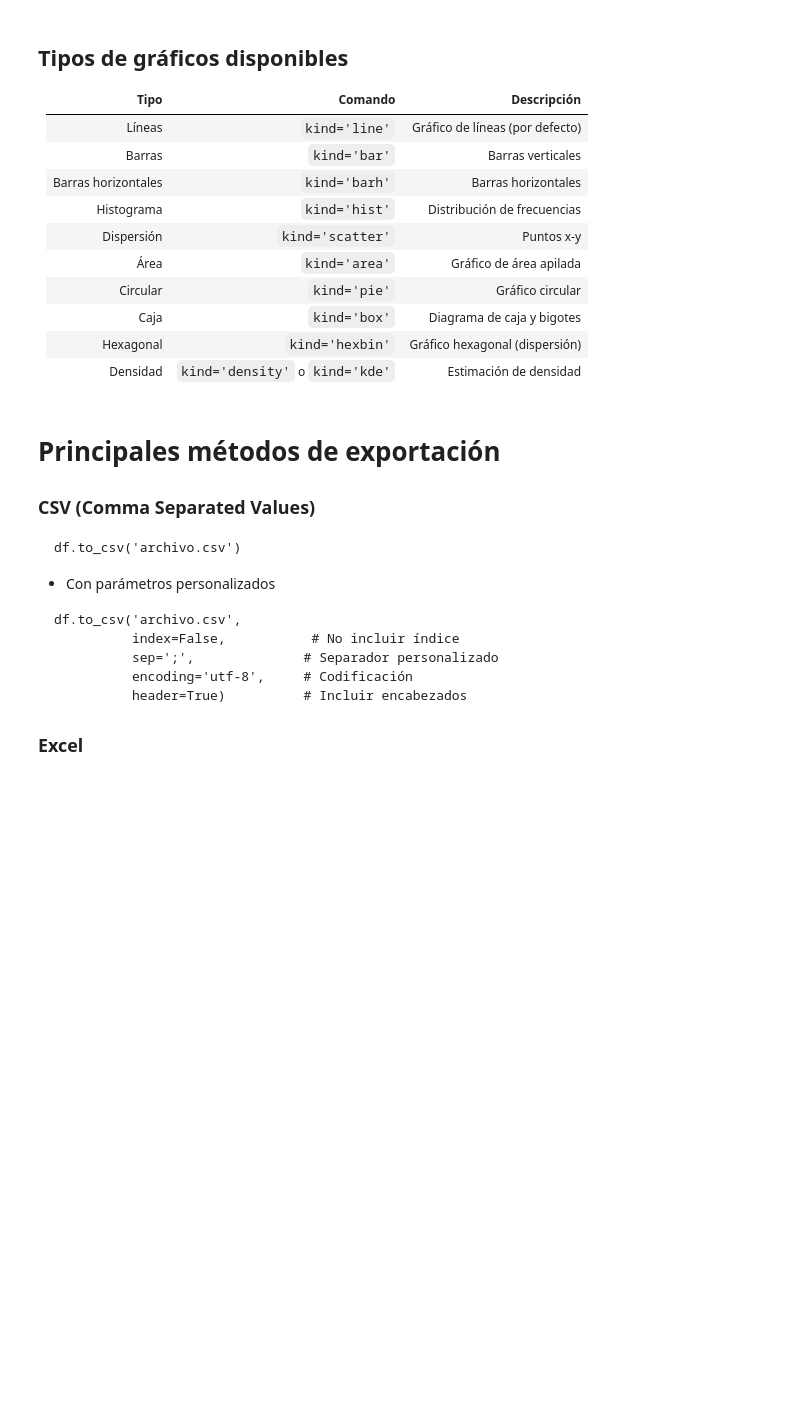
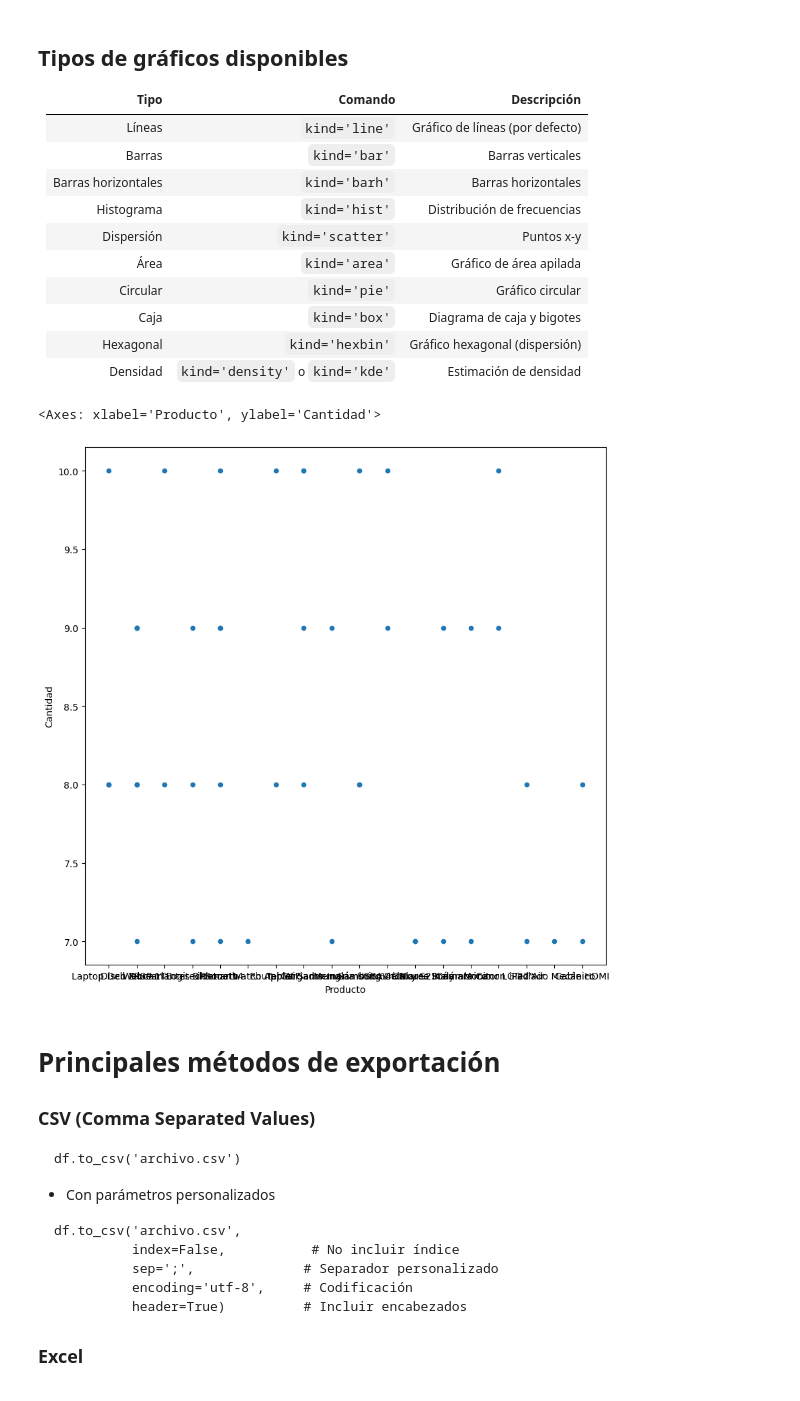
Before and after one commit to totemtimx/curso_python, a Jupyter notebook: 3_Pandas.ipynb, the cells around one changed output. Drawn from its saved outputs; the diff is of its cells as text; code cells hidden in the pictures; blank space fills up the shorter version.

```diff
--- a/3_Pandas.ipynb
+++ b/3_Pandas.ipynb
@@ -553,8 +705,14 @@ plt.show()
 | Densidad | `kind='density'` o `kind='kde'` | Estimación de densidad |
 # %%
 df = pd.read_csv('datasets/ventas_empresa.csv',)
-df['Cantidad'].plot(kind='hist')
-df.plot(x='Producto', y='Cantidad', kind='bar')
+#df['Cantidad'].plot(kind='hist')
+
+
+df2=df[df['Cantidad'] > 6]
+df2.plot(x='Producto', y='Cantidad', kind='scatter', figsize=(10, 10))
+# %% [output]
+<Axes: xlabel='Producto', ylabel='Cantidad'>
+[figure, added]
 # %% [markdown]
 # Principales métodos de exportación
 
```
Also changed, not shown: parts of 16 cells of this notebook, 3 other files.
